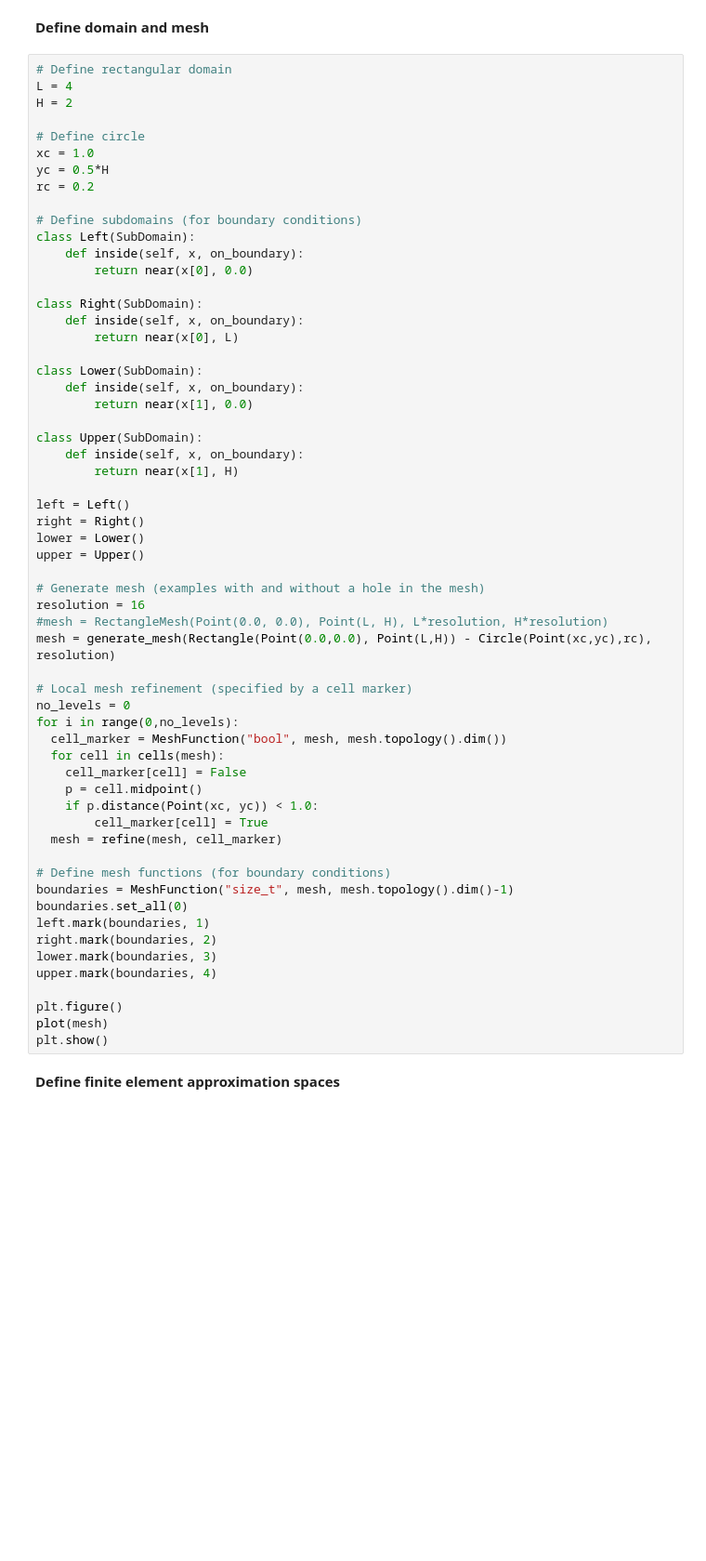
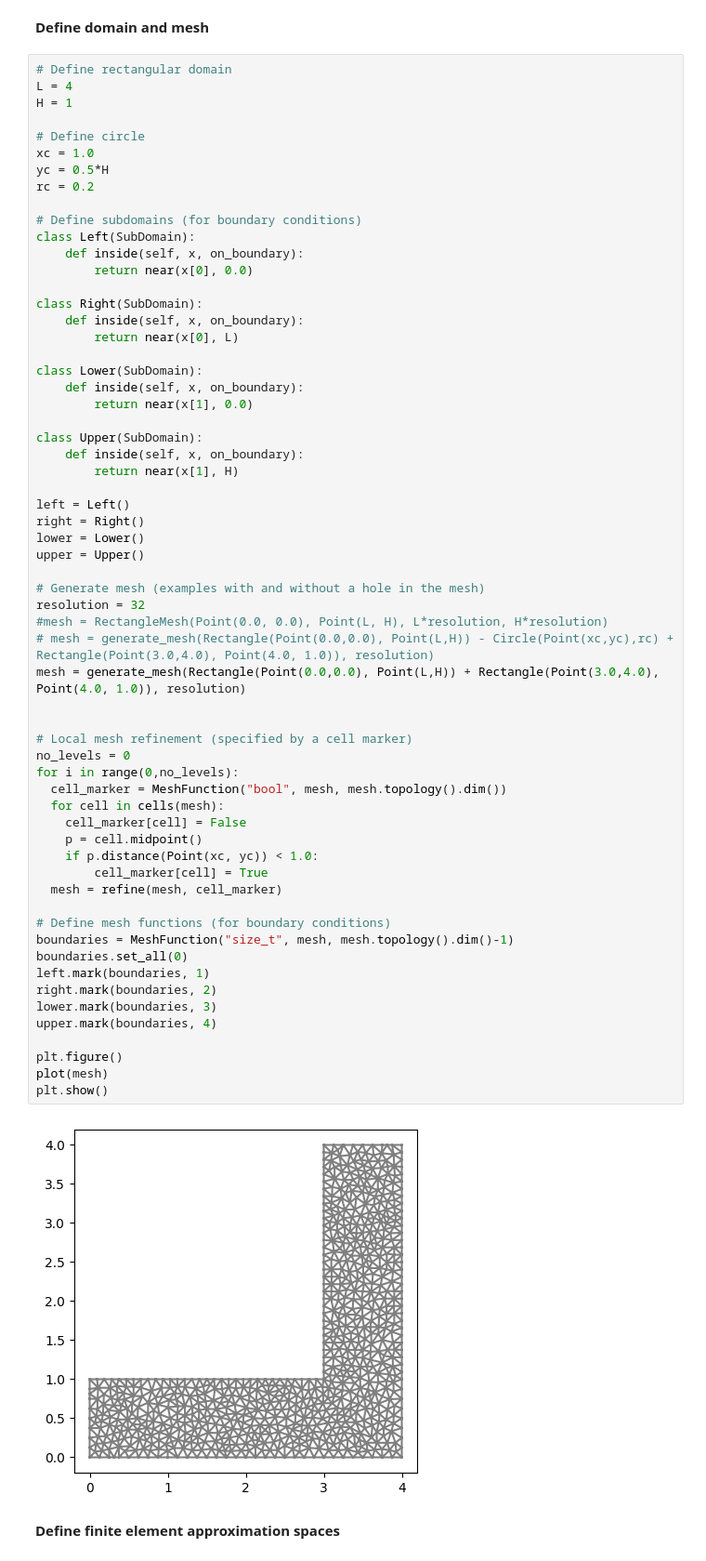
Before and after one commit to TheoMonpouet/DD2365, a Jupyter notebook: Project_test.ipynb, the cells around one changed output. Shown at 93% size. Cells and saved outputs as stored; diff of their text form; blank space fills up the shorter version.

```diff
--- a/Project_test.ipynb
+++ b/Project_test.ipynb
@@ -94,7 +33,7 @@ To read more about how to use similar methods for more complex problems, see e.g
 # %%
 # Define rectangular domain
 L = 4
-H = 2
+H = 1
 
 # Define circle
 xc = 1.0
@@ -121,35 +60,39 @@ class Upper(SubDomain):
 left = Left()
 right = Right()
 lower = Lower()
 upper = Upper()
 
 # Generate mesh (examples with and without a hole in the mesh)
-resolution = 16
+resolution = 32
 #mesh = RectangleMesh(Point(0.0, 0.0), Point(L, H), L*resolution, H*resolution)
-mesh = generate_mesh(Rectangle(Point(0.0,0.0), Point(L,H)) - Circle(Point(xc,yc),rc), resolution)
+# mesh = generate_mesh(Rectangle(Point(0.0,0.0), Point(L,H)) - Circle(Point(xc,yc),rc) + Rectangle(Point(3.0,4.0), Point(4.0, 1.0)), resolution)
+mesh = generate_mesh(Rectangle(Point(0.0,0.0), Point(L,H)) + Rectangle(Point(3.0,4.0), Point(4.0, 1.0)), resolution)
+
 
 # Local mesh refinement (specified by a cell marker)
 no_levels = 0
 for i in range(0,no_levels):
   cell_marker = MeshFunction("bool", mesh, mesh.topology().dim())
   for cell in cells(mesh):
     cell_marker[cell] = False
     p = cell.midpoint()
     if p.distance(Point(xc, yc)) < 1.0:
         cell_marker[cell] = True
   mesh = refine(mesh, cell_marker)
 
 # Define mesh functions (for boundary conditions)
 boundaries = MeshFunction("size_t", mesh, mesh.topology().dim()-1)
 boundaries.set_all(0)
 left.mark(boundaries, 1)
 right.mark(boundaries, 2)
 lower.mark(boundaries, 3)
 upper.mark(boundaries, 4)
 
 plt.figure()
 plot(mesh)
 plt.show()
+# %% [output]
+[figure, added]
 # %% [markdown]
 **Define finite element approximation spaces**
 # %%
```
Also changed, not shown: parts of 10 cells of this notebook.
